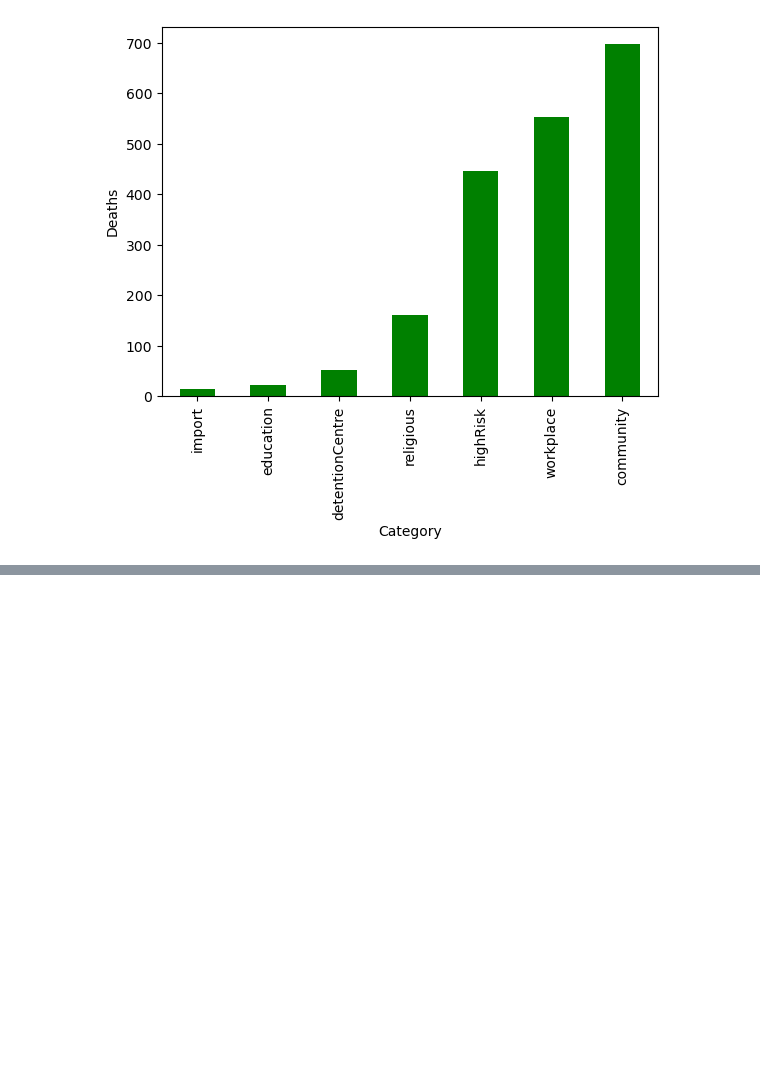
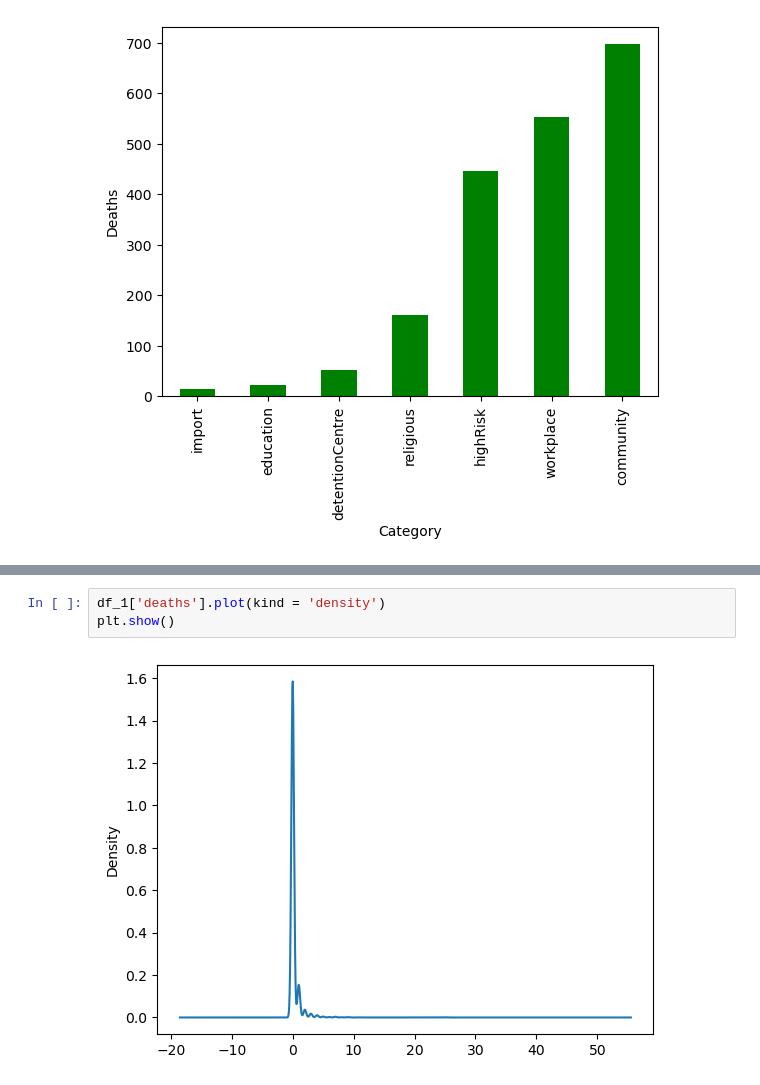
Before and after one commit to drmayu7/covid19-public, a Jupyter notebook: Narmathaa.ipynb, the cells around one changed output, grey strips where cells are left out. Cells and saved outputs as stored; diff of their text form; blank space fills up the shorter version.

```diff
--- a/Narmathaa.ipynb
+++ b/Narmathaa.ipynb
@@ -138,0 +139,5 @@ plt.show()
+# %%
+df_1['deaths'].plot(kind = 'density')
+plt.show()
+# %% [output]
+[figure, added]
```
Also changed, not shown: parts of 3 cells of this notebook.
